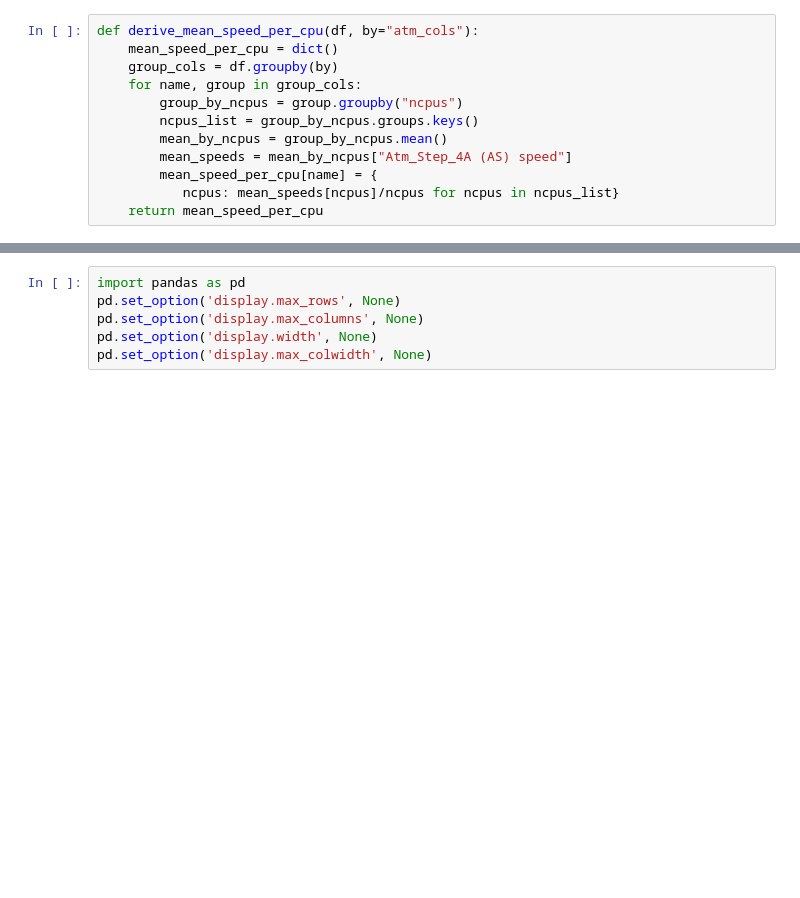
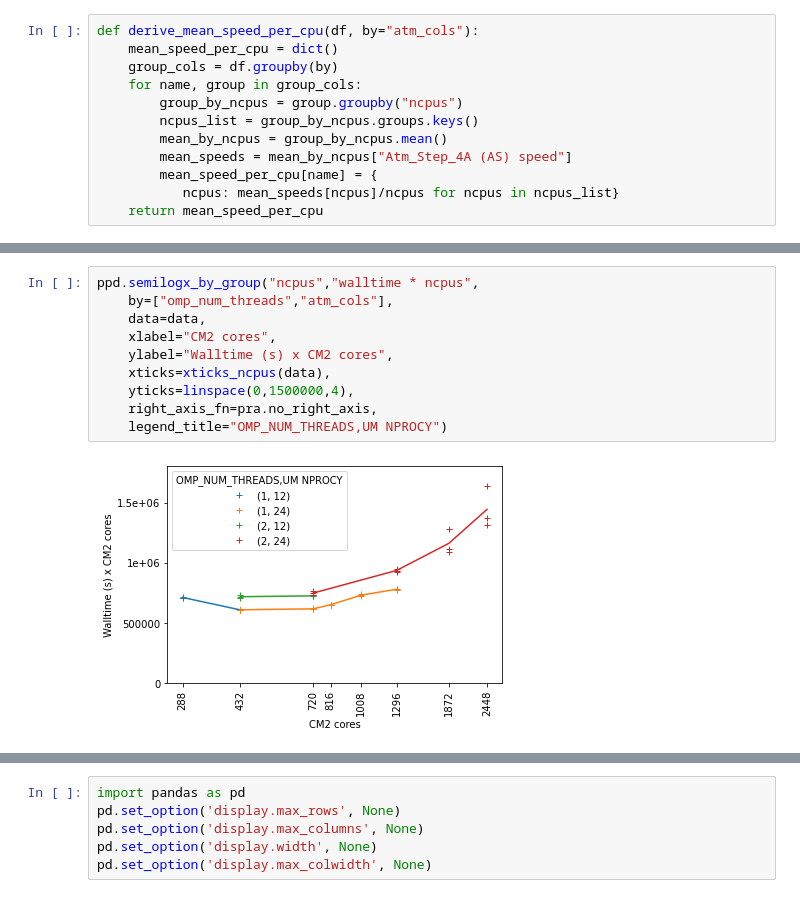
Before and after one commit to penguian/performance-analysis, a Jupyter notebook: plot_access_cm2_scaling.ipynb, the cells around one changed output, grey strips where cells are left out. Drawn from its saved outputs; the diff is of its cells as text; blank space fills up the shorter version.

```diff
--- a/plot_access_cm2_scaling.ipynb
+++ b/plot_access_cm2_scaling.ipynb
@@ -408,0 +197,12 @@ UM Ranks Speedup
+# %%
+ppd.semilogx_by_group("ncpus","walltime * ncpus",
+    by=["omp_num_threads","atm_cols"],
+    data=data,
+    xlabel="CM2 cores",
+    ylabel="Walltime (s) x CM2 cores",
+    xticks=xticks_ncpus(data),
+    yticks=linspace(0,1500000,4),
+    right_axis_fn=pra.no_right_axis,
+    legend_title="OMP_NUM_THREADS,UM NPROCY")
+# %% [output]
+[figure, added]
```
Also changed, not shown: parts of 66 cells of this notebook.
